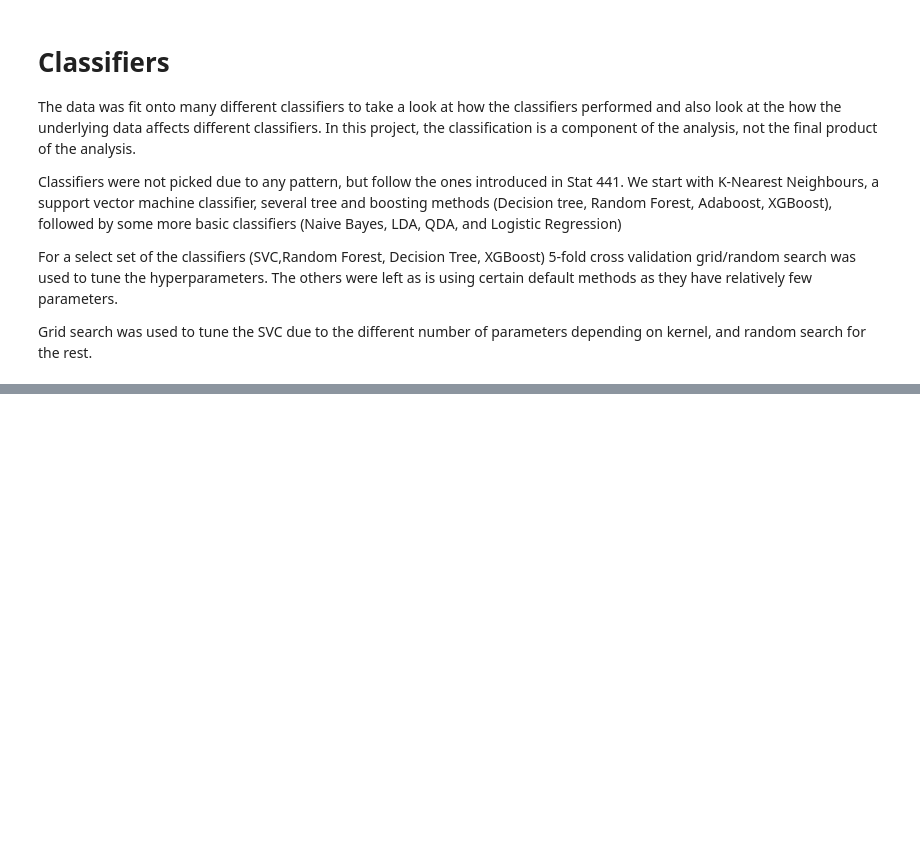
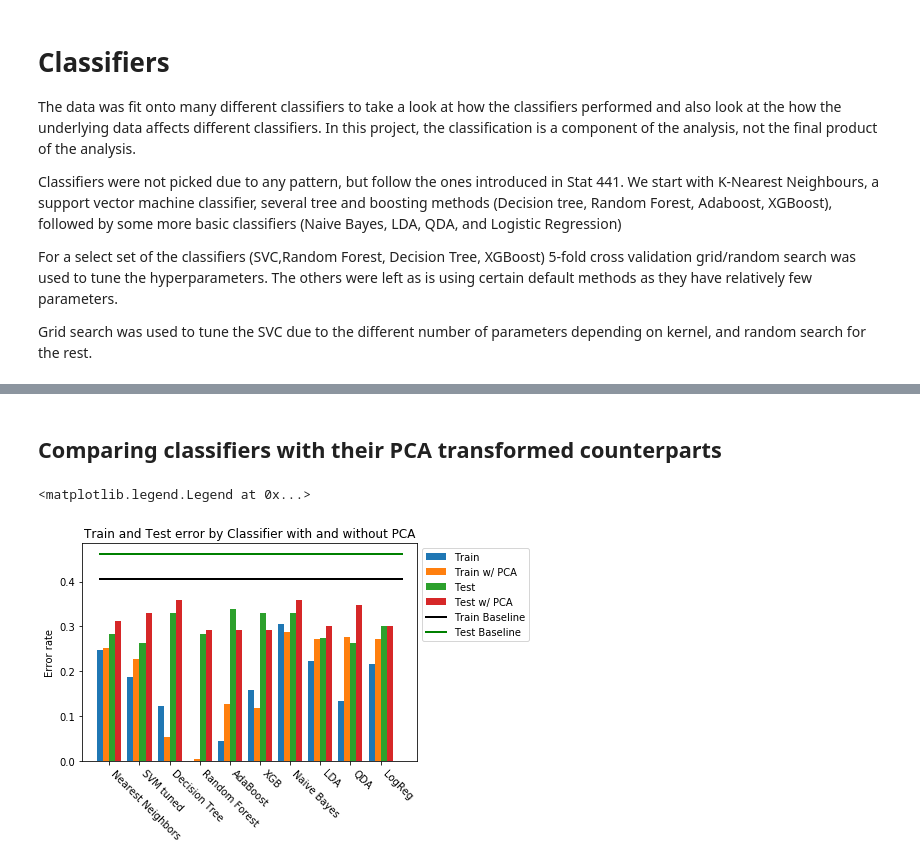
Before and after one commit to Akababa/course_eval, a Jupyter notebook: classifier_comparisons.ipynb, the cells around one changed output, grey strips where cells are left out. Drawn from its saved outputs; the diff is of its cells as text; code cells hidden in the pictures; blank space fills up the shorter version.

```diff
--- a/classifier_comparisons.ipynb
+++ b/classifier_comparisons.ipynb
@@ -205,7 +233,7 @@ plt.legend((p1[0], p2[0],l1[0],l2[0]), ('Train', 'Test','Train Baseline','Test B
 from sklearn.decomposition import PCA
 X= df_tenure
 X=StandardScaler().fit_transform(X[feats])
-X = PCA(.95).fit_transform(X)
+X = PCA(.80).fit_transform(X)
 
 X_train, X_test, y_train, y_test = train_test_split(X,has_tenure,test_size=0.3,random_state=42)
 
@@ -237,0 +283,19 @@ plt.legend((p1[0], p2[0],l1[0],l2[0]), ('Train', 'Test','Train Baseline','Test B
+# %% [markdown]
+## Comparing classifiers with their PCA transformed counterparts
+# %%
+ind = np.arange(10)
+wid = 0.2
+p1 = plt.bar(ind,output.transpose().train_error,width=wid)
+p1_PCA = plt.bar(ind+wid,output_PCA.transpose().train_error,width=wid)
+p2 = plt.bar(ind+2*wid,output.transpose().test_error,width=wid)
+p2_PCA = plt.bar(ind+3*wid,output_PCA.transpose().test_error,width=wid)
+l1 = plt.plot([0,10], [0.406504, 0.406504], 'k-', lw=2)
+l2 = plt.plot([0,10], [0.462264, 0.462264], 'g-', lw=2)
+plt.xticks(ind+1.5*wid,output_PCA.columns,rotation=-45,ha="left")
+plt.ylabel('Error rate')
+plt.title('Train and Test error by Classifier with and without PCA')
+plt.legend((p1[0], p1_PCA[0],p2[0], p2_PCA[0],l1[0],l2[0]),\
+           ('Train', 'Train w/ PCA','Test','Test w/ PCA','Train Baseline','Test Baseline'),loc = "upper left",bbox_to_anchor=[1,1])
+# %% [output]
+<matplotlib.legend.Legend at 0x...>
+[figure, added]
```
Also changed, not shown: parts of 10 cells of this notebook.
